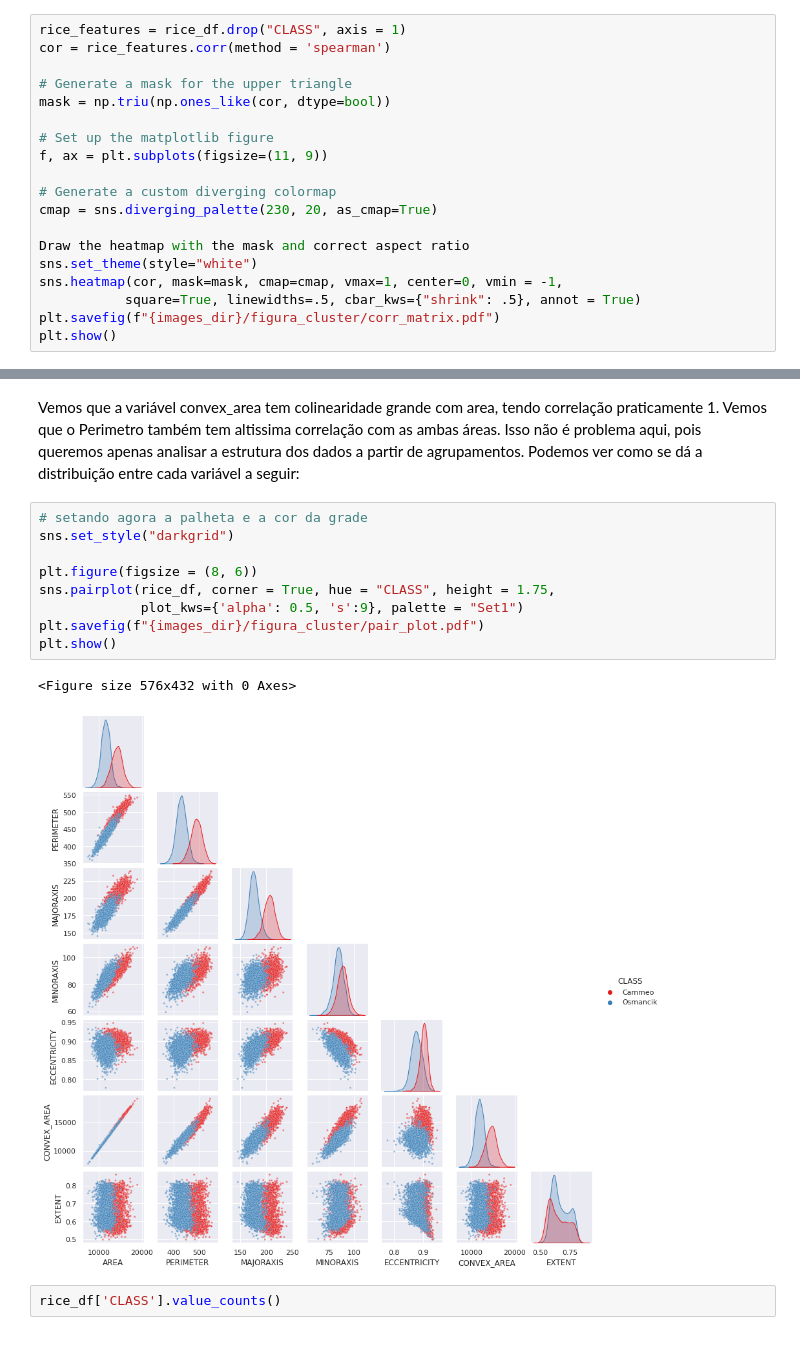
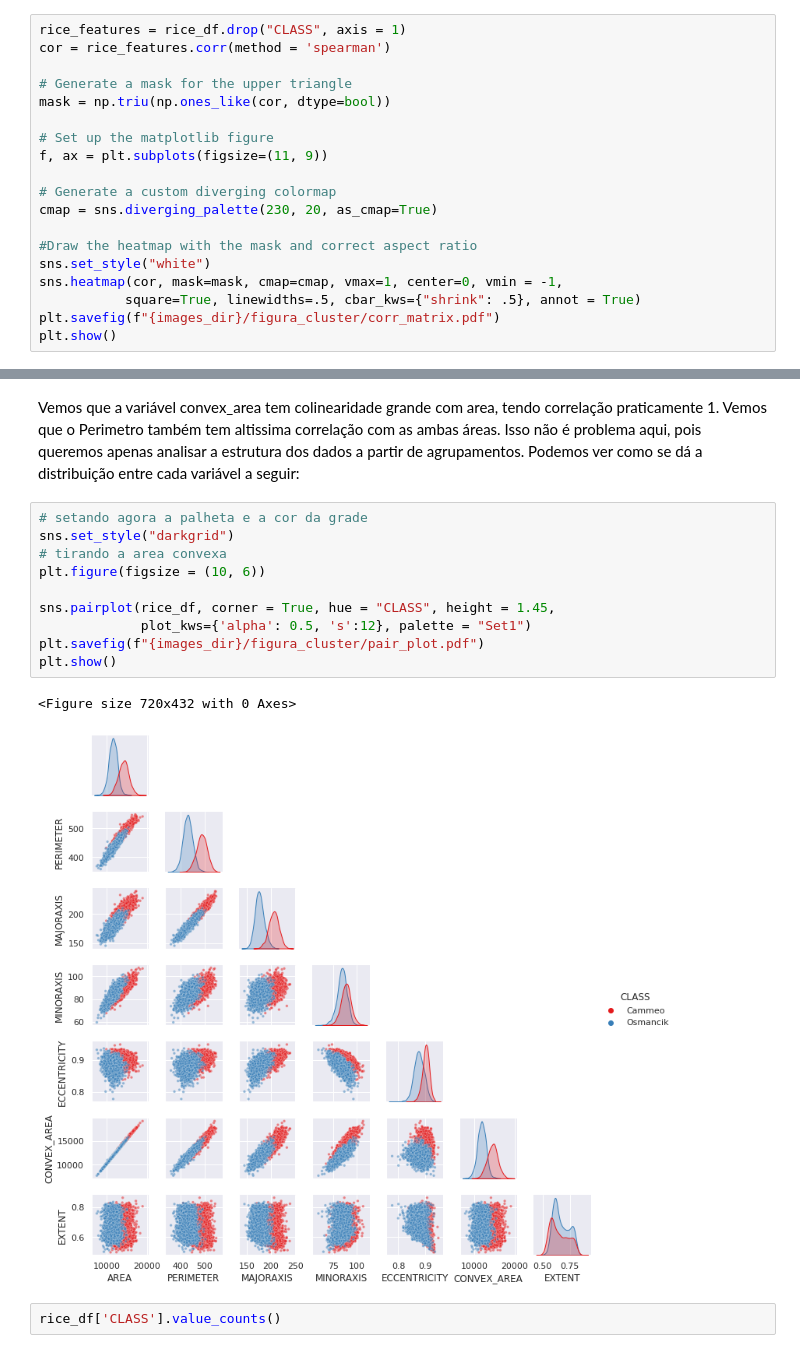
Before and after one commit to Monoxido45/Graos_de_arroz_AM, a Jupyter notebook: trabalho_2_graos_arroz.ipynb, the cells around one changed output, grey strips where cells are left out. Cells and saved outputs as stored; diff of their text form.

```diff
--- a/trabalho_2_graos_arroz.ipynb
+++ b/trabalho_2_graos_arroz.ipynb
@@ -85,8 +92,8 @@ f, ax = plt.subplots(figsize=(11, 9))
 # Generate a custom diverging colormap
 cmap = sns.diverging_palette(230, 20, as_cmap=True)
 
-Draw the heatmap with the mask and correct aspect ratio
-sns.set_theme(style="white")
+#Draw the heatmap with the mask and correct aspect ratio
+sns.set_style("white")
 sns.heatmap(cor, mask=mask, cmap=cmap, vmax=1, center=0, vmin = -1,
            square=True, linewidths=.5, cbar_kws={"shrink": .5}, annot = True)
 plt.savefig(f"{images_dir}/figura_cluster/corr_matrix.pdf")
@@ -98,15 +105,16 @@ Vemos que a variável convex_area tem colinearidade grande com area, tendo corre
 # %%
 # setando agora a palheta e a cor da grade
 sns.set_style("darkgrid")
+# tirando a area convexa
+plt.figure(figsize = (10, 6))
 
-plt.figure(figsize = (8, 6))
-sns.pairplot(rice_df, corner = True, hue = "CLASS", height = 1.75,
-             plot_kws={'alpha': 0.5, 's':9}, palette = "Set1")
+sns.pairplot(rice_df, corner = True, hue = "CLASS", height = 1.45,
+             plot_kws={'alpha': 0.5, 's':12}, palette = "Set1")
 plt.savefig(f"{images_dir}/figura_cluster/pair_plot.pdf")
 plt.show()
 # %% [output]
-<Figure size 576x432 with 0 Axes>
+<Figure size 720x432 with 0 Axes>
-[figure, old version]
+[figure, new version]
 # %%
 rice_df['CLASS'].value_counts()
 # %% [output]
```
Also changed, not shown: parts of 84 cells of this notebook.
